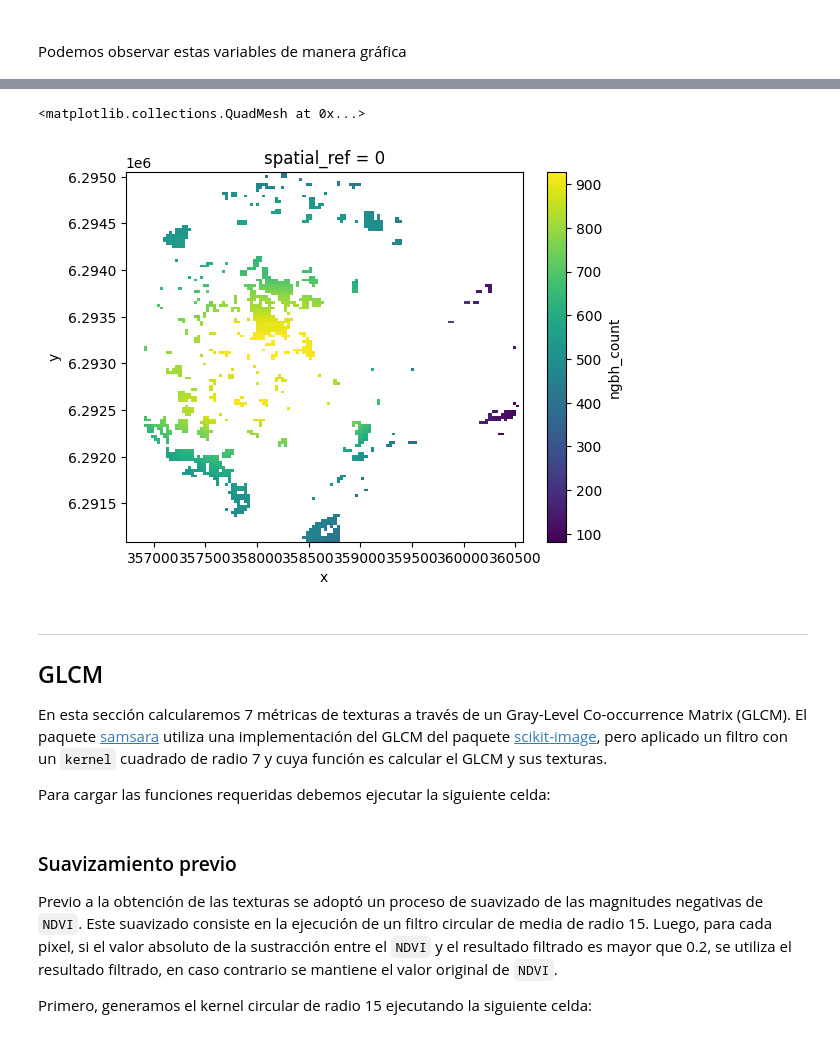
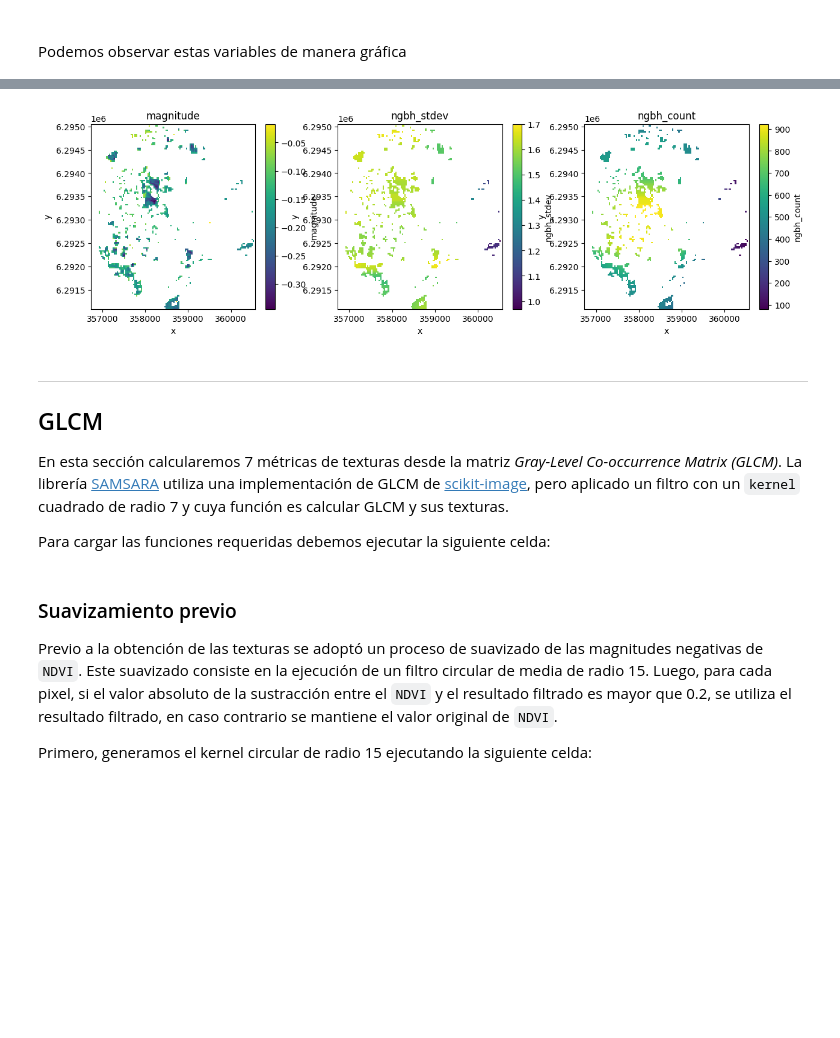
Before and after one commit to Data-Observatory/DataCubeTraining, a Jupyter notebook: intermedio/00_samsara.ipynb, the cells around one changed output, grey strips where cells are left out. Drawn from its saved outputs; the diff is of its cells as text; code cells hidden in the pictures; blank space fills up the shorter version.

```diff
--- a/intermedio/00_samsara.ipynb
+++ b/intermedio/00_samsara.ipynb
@@ -423,13 +383,16 @@ inputImg.ngbh_stdev.plot()
-# %%
-inputImg.ngbh_count.plot()
-# %% [output]
-<matplotlib.collections.QuadMesh at 0x...>
-[figure, removed]
+# %%
+fig, axes = plt.subplots(1, 3, figsize=(15, 4))
+
+for i, var in enumerate(inputImg.data_vars):
+    inputImg[var].plot(ax=axes[i])
+    axes[i].set_title(var)
+# %% [output]
+[figure, added]
 # %% [markdown]
 ***
 ## GLCM
 
-En esta sección calcularemos 7 métricas de texturas a través de un Gray-Level Co-occurrence Matrix (GLCM). El paquete [samsara](https://github.com/Data-Observatory/lib-samsara) utiliza una implementación del GLCM del paquete [scikit-image](https://scikit-image.org/docs/stable/auto_examples/features_detection/plot_glcm.html), pero aplicado un filtro con un `kernel` cuadrado de radio 7 y cuya función es calcular el GLCM y sus texturas.
+En esta sección calcularemos 7 métricas de texturas desde la matriz *Gray-Level Co-occurrence Matrix (GLCM)*. La librería [SAMSARA](https://github.com/Data-Observatory/lib-samsara) utiliza una implementación de GLCM de [scikit-image](https://scikit-image.org/docs/stable/auto_examples/features_detection/plot_glcm.html), pero aplicado un filtro con un `kernel` cuadrado de radio 7 y cuya función es calcular GLCM y sus texturas.
 
 Para cargar las funciones requeridas debemos ejecutar la siguiente celda:
 # %%
```
Also changed, not shown: parts of 48 cells of this notebook, 2 other files.
